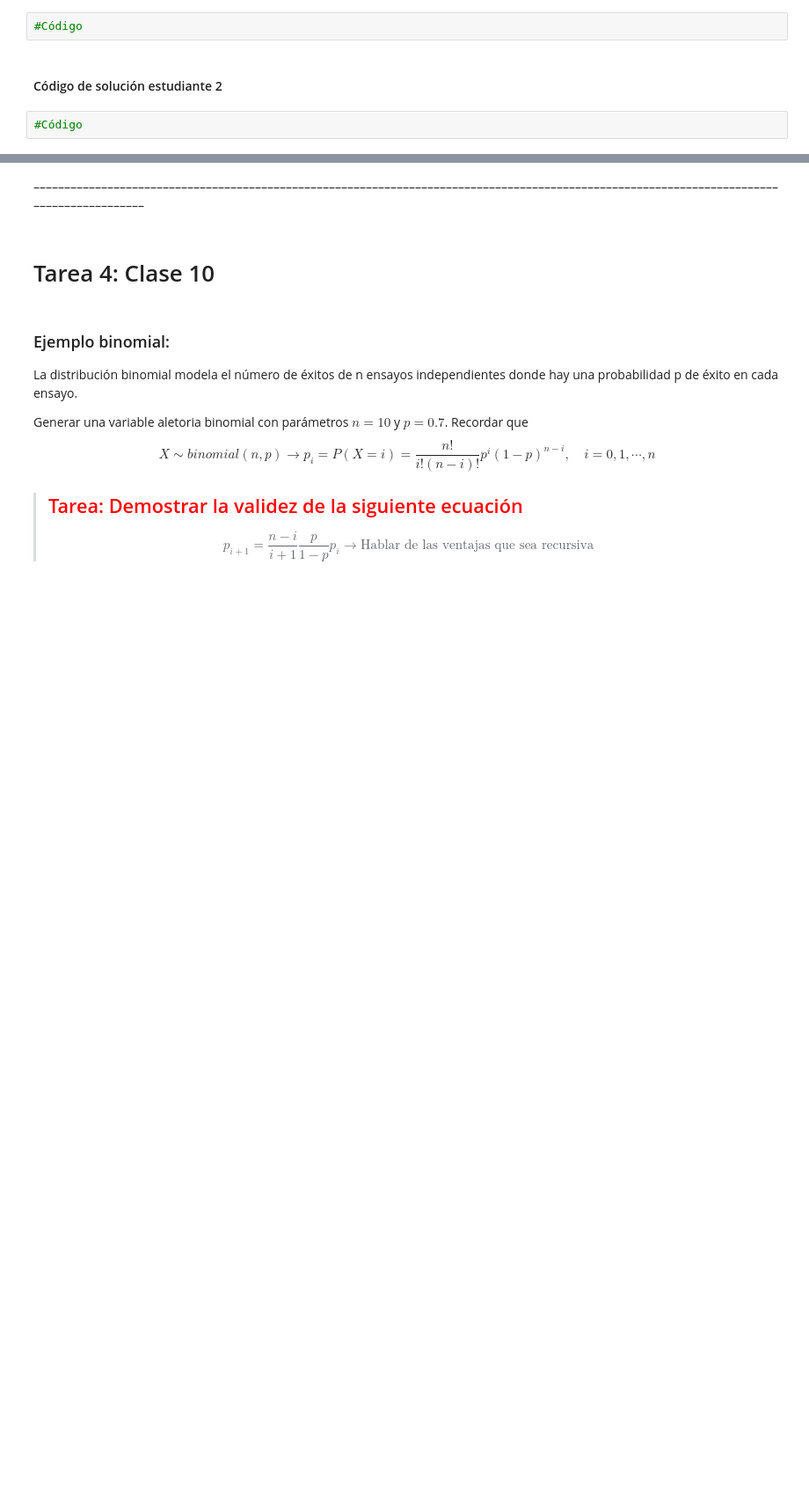
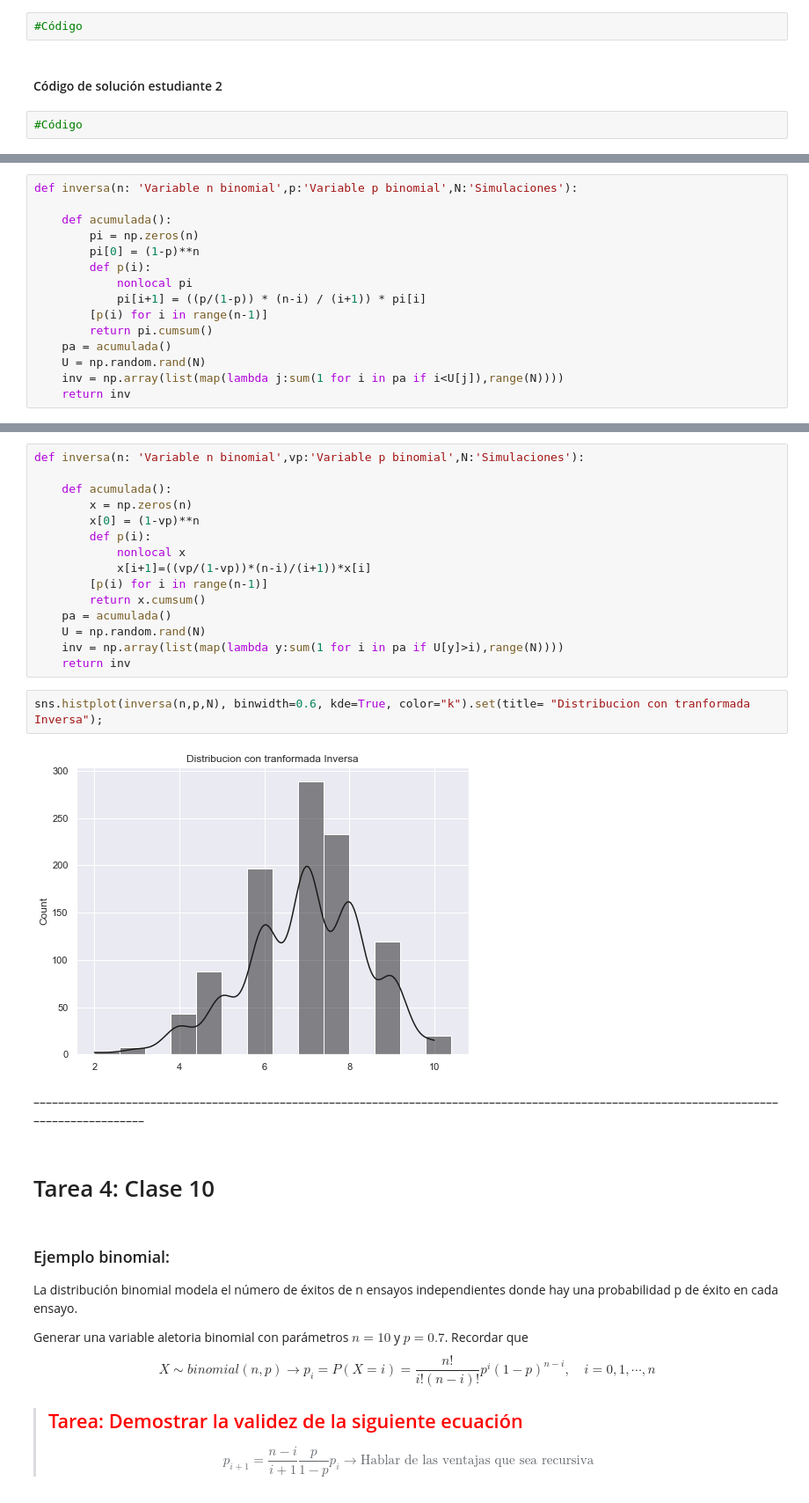
Before and after one commit to adrianhb01/ProyectoConjunto_GHerrera_LSanchez, a Jupyter notebook: ProyectoConjunto_GAHerrera_LESanchez.ipynb, the cells around one changed output, grey strips where cells are left out. Shown: that part at 88% size. Drawn from its saved outputs; the diff is of its cells as text; blank space fills up the shorter version.

```diff
--- a/ProyectoConjunto_GAHerrera_LESanchez.ipynb
+++ b/ProyectoConjunto_GAHerrera_LESanchez.ipynb
@@ -112,0 +133,15 @@ plt.show()
+# %%
+def inversa(n: 'Variable n binomial',p:'Variable p binomial',N:'Simulaciones'):
+
+    def acumulada():
+        pi = np.zeros(n)
+        pi[0] = (1-p)**n
+        def p(i):
+            nonlocal pi
+            pi[i+1] = ((p/(1-p)) * (n-i) / (i+1)) * pi[i]
+        [p(i) for i in range(n-1)]
+        return pi.cumsum()
+    pa = acumulada()
+    U = np.random.rand(N)
+    inv = np.array(list(map(lambda j:sum(1 for i in pa if i<U[j]),range(N))))
+    return inv
@@ -113,3 +157,22 @@ plt.show()
+# %%
+def inversa(n: 'Variable n binomial',vp:'Variable p binomial',N:'Simulaciones'):
+
+    def acumulada():
+        x = np.zeros(n)
+        x[0] = (1-vp)**n
+        def p(i):
+            nonlocal x
+            x[i+1]=((vp/(1-vp))*(n-i)/(i+1))*x[i]
+        [p(i) for i in range(n-1)]
+        return x.cumsum()
+    pa = acumulada()
+    U = np.random.rand(N)
+    inv = np.array(list(map(lambda y:sum(1 for i in pa if U[y]>i),range(N))))
+    return inv
+# %%
+sns.histplot(inversa(n,p,N), binwidth=0.6, kde=True, color="k").set(title= "Distribucion con tranformada Inversa");
+# %% [output]
+[figure, added]
 # %% [markdown]
 –––––––––––––––––––––––––––––––––––––––––––––––––––––––––––––––––––––––––––––––––––––––––––––––––––––––––––––––––––––––––––––––––––––––––––
 # %% [markdown]
```
Also changed, not shown: parts of 5 cells of this notebook.
